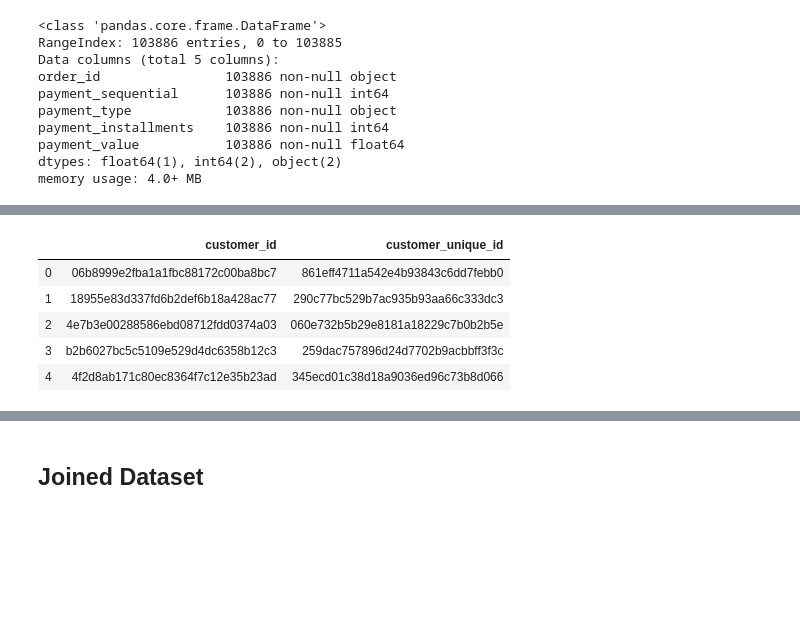
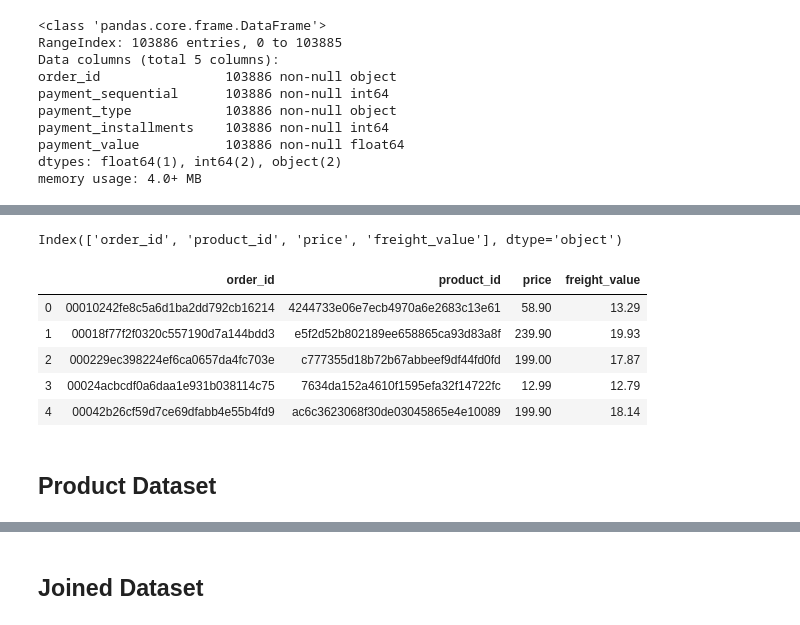
Before and after one commit to alireza-alizadegan/e-commerce-Sales, a Jupyter notebook: Brazil/Customer Segmentation.ipynb, the cells around one changed output, grey strips where cells are left out. Cells and saved outputs as stored; diff of their text form; code cells hidden in the pictures; blank space fills up the shorter version.

```diff
--- a/Brazil/Customer Segmentation.ipynb
+++ b/Brazil/Customer Segmentation.ipynb
@@ -180,0 +151,2 @@ customer_df[customer_df.duplicated()]
+# %%
+item_df = pd.read_csv('olist_order_items_dataset.csv')
@@ -180,0 +168,2 @@ customer_df[customer_df.duplicated()]
+# %%
+item_df.drop('order_item_id', axis='columns', inplace=True)
@@ -181,9 +186,16 @@ customer_df[customer_df.duplicated()]
+# %%
+item_df.drop(['seller_id', 'shipping_limit_date'], axis='columns', inplace=True)
+item_df.columns
+# %% [output]
+Index(['order_id', 'product_id', 'price', 'freight_value'], dtype='object')
 # %%
-customer_df.head()
+item_df.head()
 # %% [output]
-|  | customer_id | customer_unique_id |
-| 0 | 06b8999e2fba1a1fbc88172c00ba8bc7 | 861eff4711a542e4b93843c6dd7febb0 |
-| 1 | 18955e83d337fd6b2def6b18a428ac77 | 290c77bc529b7ac935b93aa66c333dc3 |
-| 2 | 4e7b3e00288586ebd08712fdd0374a03 | 060e732b5b29e8181a18229c7b0b2b5e |
-| 3 | b2b6027bc5c5109e529d4dc6358b12c3 | 259dac757896d24d7702b9acbbff3f3c |
-| 4 | 4f2d8ab171c80ec8364f7c12e35b23ad | 345ecd01c38d18a9036ed96c73b8d066 |
+|  | order_id | product_id | price | freight_value |
+| 0 | 00010242fe8c5a6d1ba2dd792cb16214 | 4244733e06e7ecb4970a6e2683c13e61 | 58.90 | 13.29 |
+| 1 | 00018f77f2f0320c557190d7a144bdd3 | e5f2d52b802189ee658865ca93d83a8f | 239.90 | 19.93 |
+| 2 | 000229ec398224ef6ca0657da4fc703e | c777355d18b72b67abbeef9df44fd0fd | 199.00 | 17.87 |
+| 3 | 00024acbcdf0a6daa1e931b038114c75 | 7634da152a4610f1595efa32f14722fc | 12.99 | 12.79 |
+| 4 | 00042b26cf59d7ce69dfabb4e55b4fd9 | ac6c3623068f30de03045865e4e10089 | 199.90 | 18.14 |
+# %% [markdown]
+## Product Dataset
```
Also changed, not shown: parts of 82 cells of this notebook, 6 other files.
